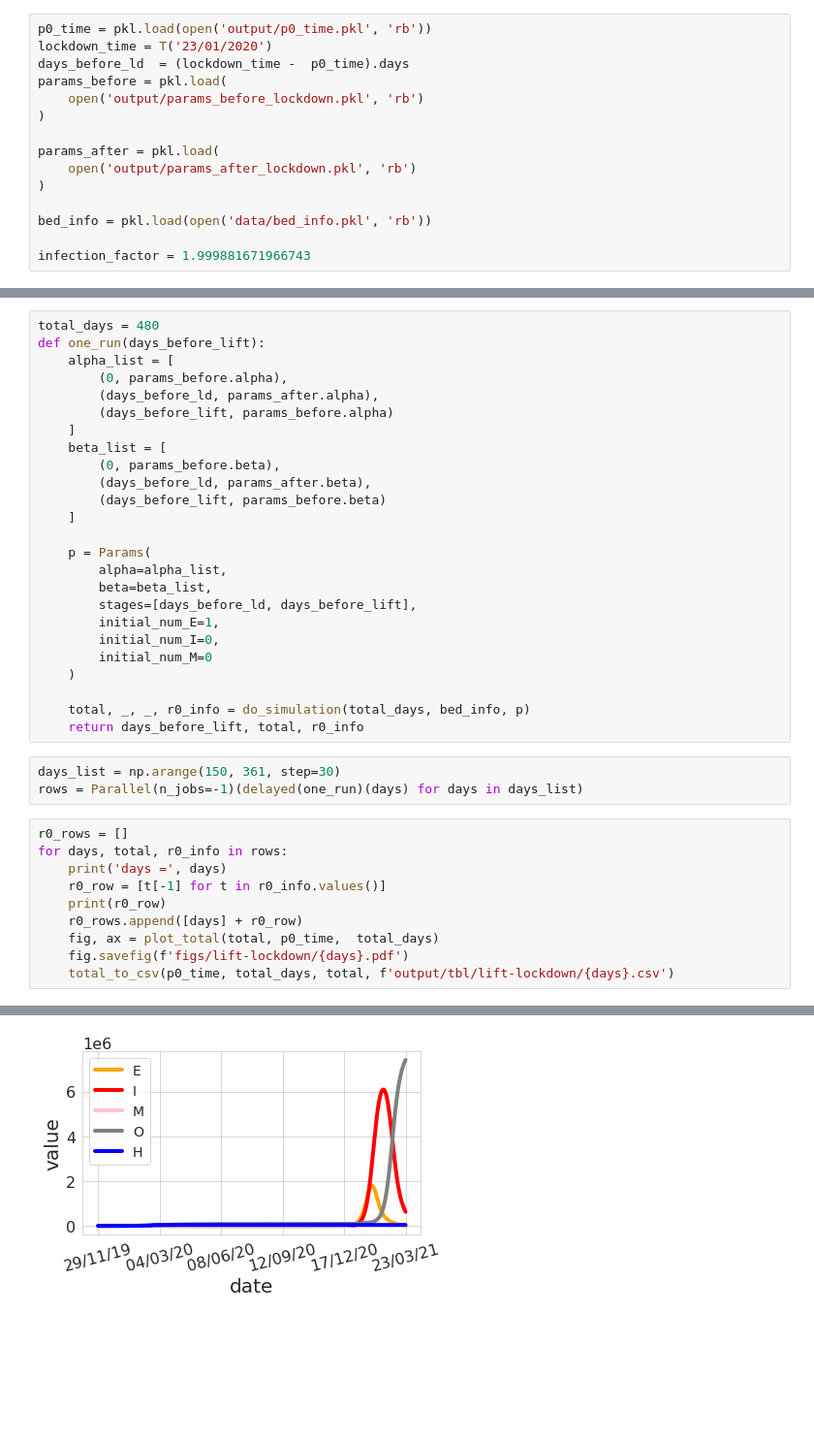
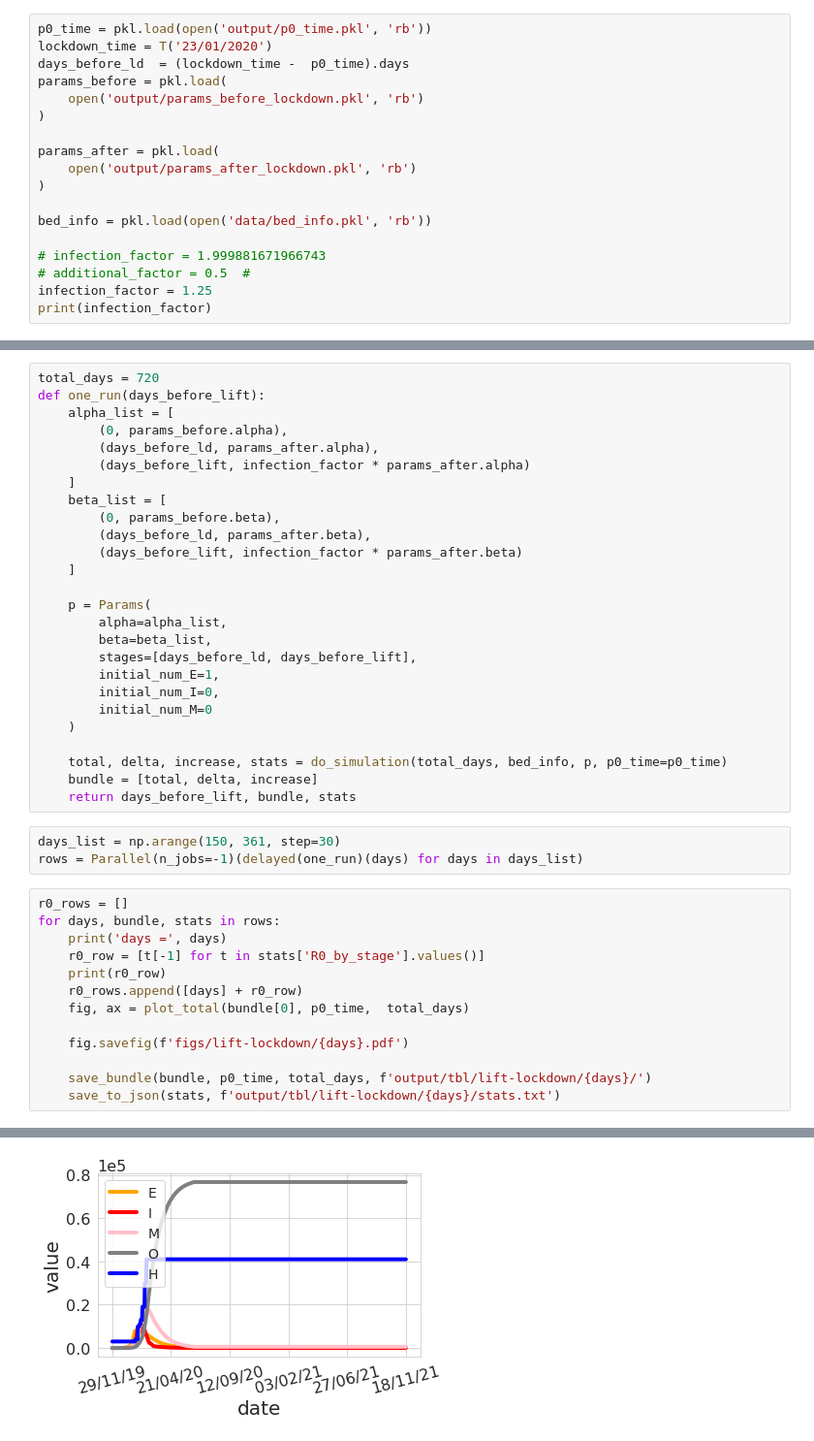
Before and after one commit to xiaohan2012/covid-19-code, a Jupyter notebook: remove-lockdown-date.ipynb, the cells around one changed output, grey strips where cells are left out. Shown at 97% size. Drawn from its saved outputs; the diff is of its cells as text; blank space fills up the shorter version.

```diff
--- a/remove-lockdown-date.ipynb
+++ b/remove-lockdown-date.ipynb
@@ -30,4 +30,7 @@ params_after = pkl.load(
 
 bed_info = pkl.load(open('data/bed_info.pkl', 'rb'))
 
-infection_factor = 1.999881671966743
+# infection_factor = 1.999881671966743
+# additional_factor = 0.5  #
+infection_factor = 1.25
+print(infection_factor)
@@ -34,15 +39,15 @@ infection_factor = 1.999881671966743
 # %%
-total_days = 480
+total_days = 720
 def one_run(days_before_lift):
     alpha_list = [
         (0, params_before.alpha),
         (days_before_ld, params_after.alpha),
-        (days_before_lift, params_before.alpha)
+        (days_before_lift, infection_factor * params_after.alpha)
     ]
     beta_list = [
         (0, params_before.beta),
         (days_before_ld, params_after.beta),
-        (days_before_lift, params_before.beta)
+        (days_before_lift, infection_factor * params_after.beta)
     ]
 
     p = Params(
@@ -54,20 +59,24 @@ def one_run(days_before_lift):
         initial_num_M=0
     )
 
-    total, _, _, r0_info = do_simulation(total_days, bed_info, p)
-    return days_before_lift, total, r0_info
+    total, delta, increase, stats = do_simulation(total_days, bed_info, p, p0_time=p0_time)
+    bundle = [total, delta, increase]
+    return days_before_lift, bundle, stats
 # %%
 days_list = np.arange(150, 361, step=30)
 rows = Parallel(n_jobs=-1)(delayed(one_run)(days) for days in days_list)
 # %%
 r0_rows = []
-for days, total, r0_info in rows:
+for days, bundle, stats in rows:
     print('days =', days)
-    r0_row = [t[-1] for t in r0_info.values()]
+    r0_row = [t[-1] for t in stats['R0_by_stage'].values()]
     print(r0_row)
     r0_rows.append([days] + r0_row)
-    fig, ax = plot_total(total, p0_time,  total_days)
+    fig, ax = plot_total(bundle[0], p0_time,  total_days)
+
     fig.savefig(f'figs/lift-lockdown/{days}.pdf')
-    total_to_csv(p0_time, total_days, total, f'output/tbl/lift-lockdown/{days}.csv')
+
+    save_bundle(bundle, p0_time, total_days, f'output/tbl/lift-lockdown/{days}/')
+    save_to_json(stats, f'output/tbl/lift-lockdown/{days}/stats.txt')
 # %% [output]
 days = 150
@@ -114 +122 @@ days = 360
-[figure, old version]
+[figure, new version]
```
Also changed, not shown: parts of 4 cells of this notebook, 8 other files.
